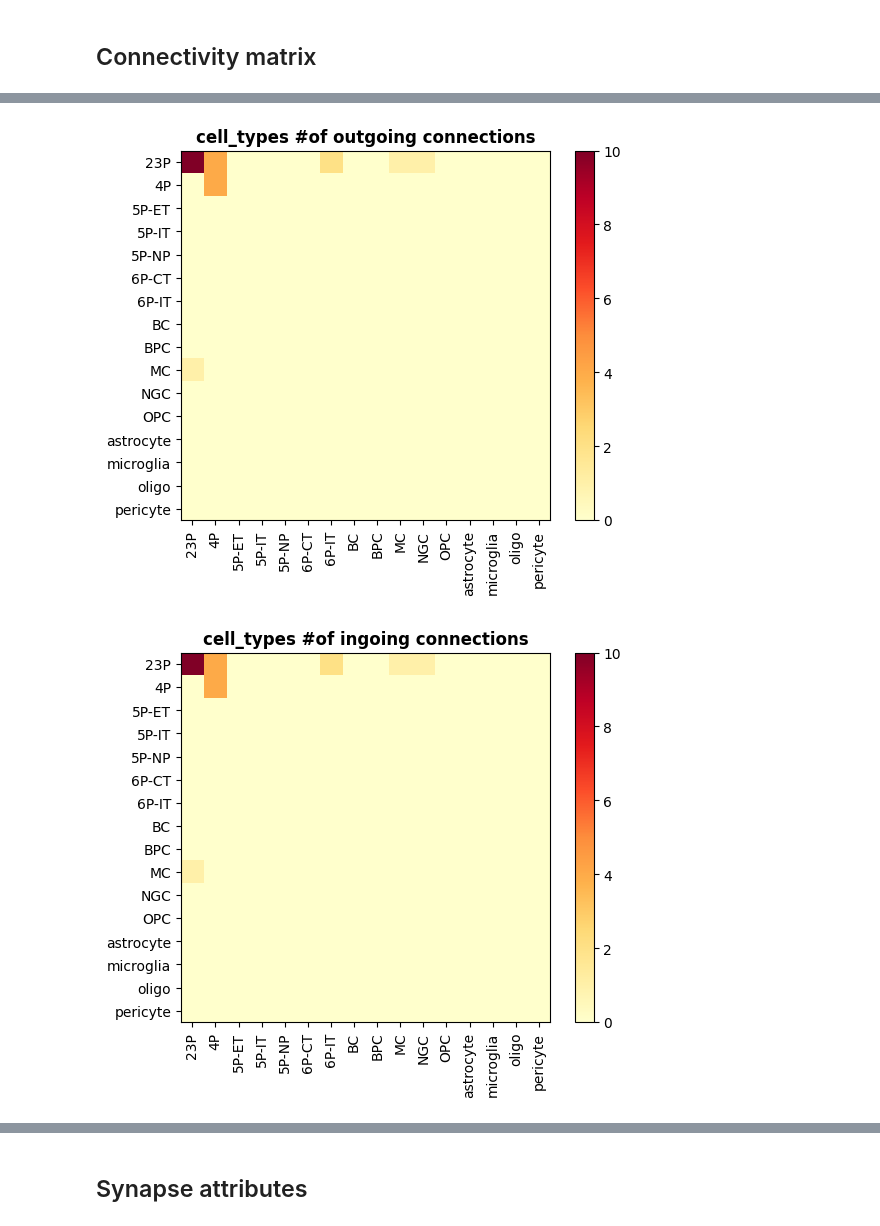
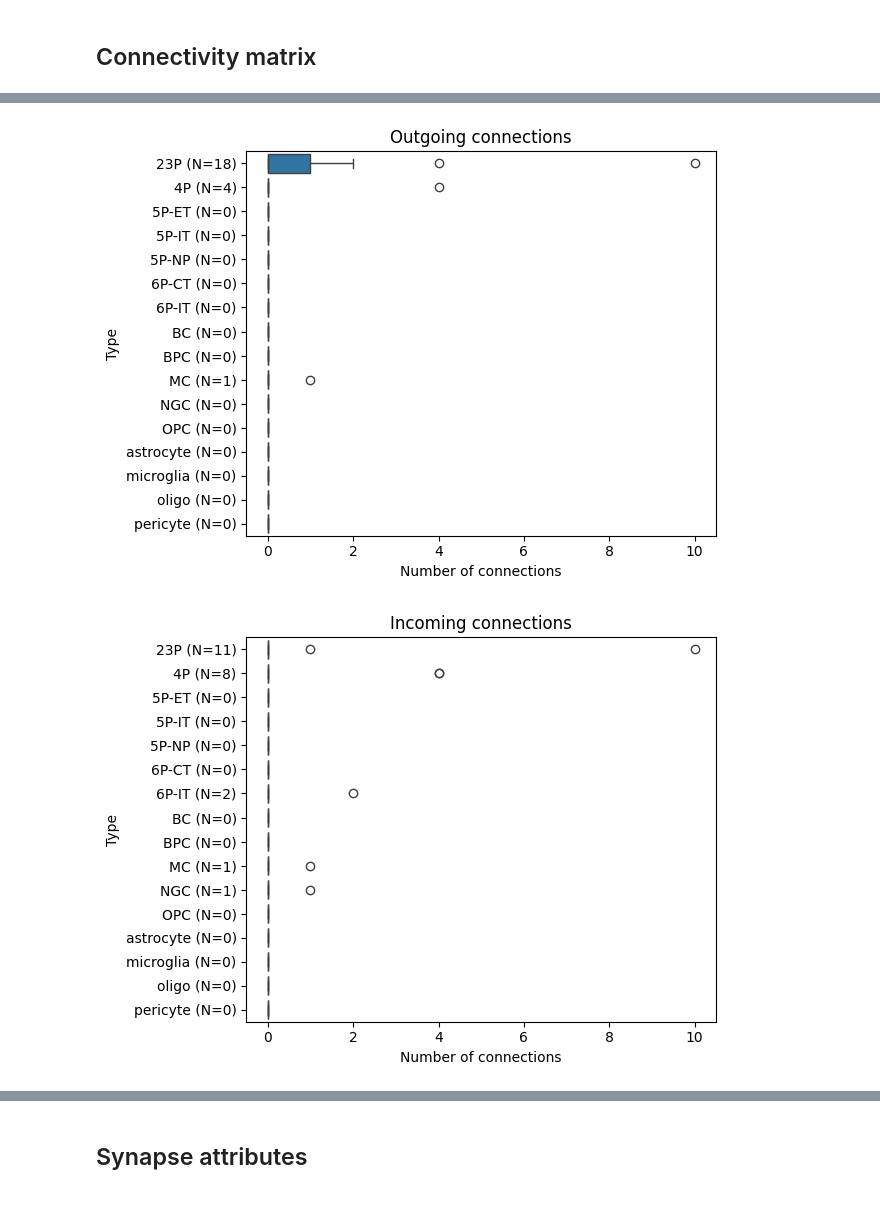
Before and after one commit to deangeckt/Dendro-Synaptome, a Jupyter notebook: analysis/connectome_exploration.ipynb, the cells around one changed output, grey strips where cells are left out. Drawn from its saved outputs; the diff is of its cells as text; code cells hidden in the pictures.

Commit message:
connectome analysis - add dist boxplots

```diff
--- a/analysis/connectome_exploration.ipynb
+++ b/analysis/connectome_exploration.ipynb
@@ -51,6 +42,28 @@ plot_cell_type_conn_matrix(mtype_output_mat, m_types, 'm_types #of outgoing conn
-# %%
-plot_cell_type_conn_matrix(celltype_output_mat, cell_types, 'cell_types #of outgoing connections')
-plot_cell_type_conn_matrix(celltype_input_mat, cell_types, 'cell_types #of ingoing connections')
-# %% [output]
-[figure, removed]
-[figure, removed]
+# %%
+def plot_boxplot(data_dict, labels, title):
+    df = pd.DataFrame(data_dict)
+    df_melted = df.melt(var_name='Type', value_name='Number of connections')
+    sums = df_melted.groupby('Type')['Number of connections'].sum()
+
+    plt.figure()
+    plt.title(title)
+    ax = sns.boxplot(y='Type', x='Number of connections', data=df_melted)
+
+    # ytick_labels = [f'{label} (N={sums[i]:.0f})' for (i, label) in enumerate(labels)]
+    ytick_labels = [f'{label} (N={sums.iloc[i]:.0f})' for (i, label) in enumerate(labels)]
+    ax.set_yticks(range(len(labels)))
+    ax.set_yticklabels(ytick_labels)
+
+    plt.tight_layout()
+
+def plot_cell_type_distribution(matrix, labels):
+    outgoing_dict = {label: row.tolist() for label, row in zip(labels, matrix)}
+    ingoing_dict = {label: matrix[:, i].tolist() for i, label in enumerate(labels)}
+
+    plot_boxplot(outgoing_dict, labels, 'Outgoing connections')
+    plot_boxplot(ingoing_dict, labels, 'Incoming connections')
+# %%
+plot_cell_type_distribution(celltype_mat, cell_types)
+# %% [output]
+[figure, added]
+[figure, added]
```
Also changed, not shown: parts of 12 cells of this notebook.
